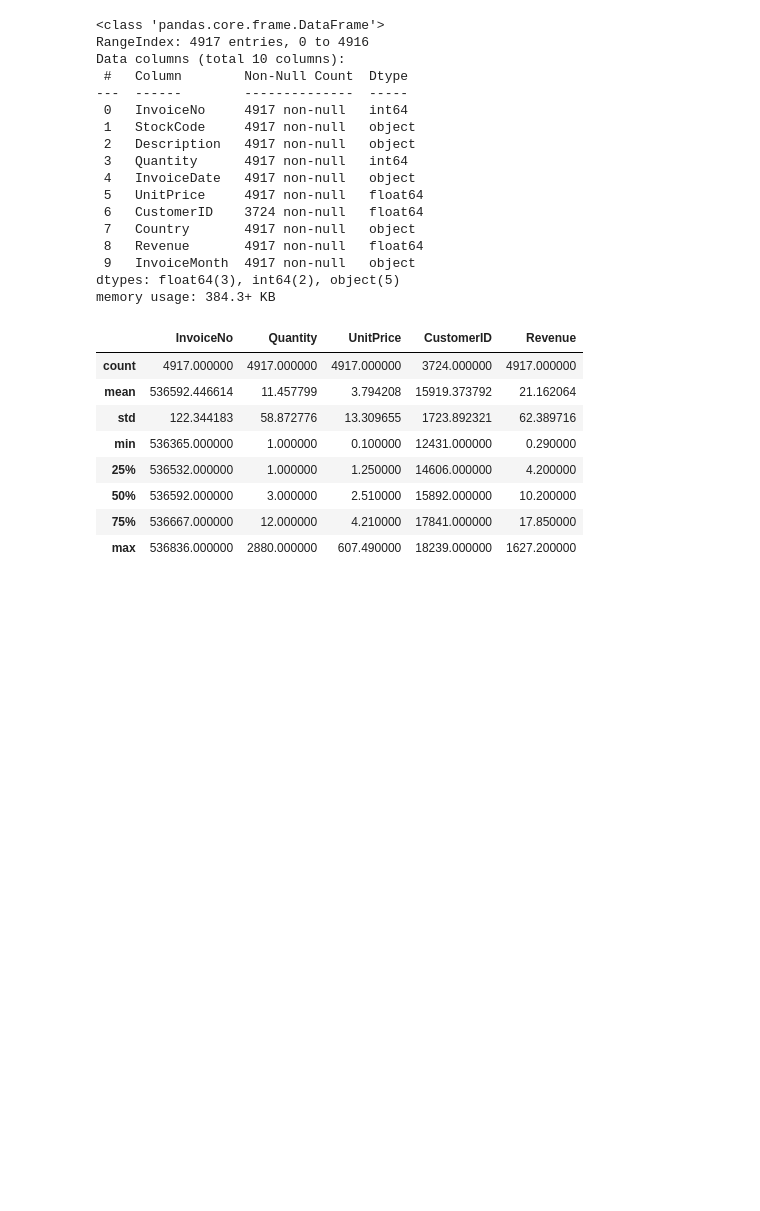
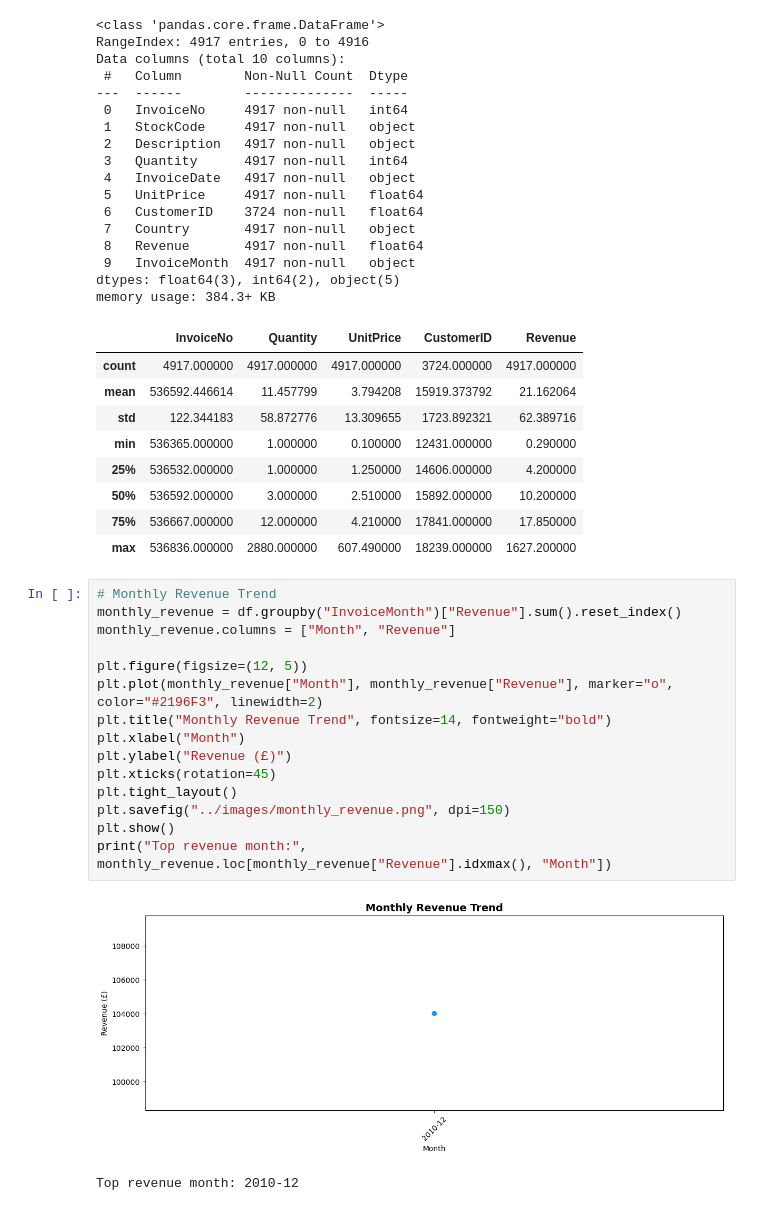
Before and after one commit to Charity-Ikeh/ecommerce-bi-analytics, a Jupyter notebook: python/02_eda_analysis.ipynb, the cells around one changed output. Drawn from its saved outputs; the diff is of its cells as text; blank space fills up the shorter version.

Commit message:
Add EDA analysis cells with charts and KPI summary

```diff
--- a/python/02_eda_analysis.ipynb
+++ b/python/02_eda_analysis.ipynb
@@ -75,3 +75,21 @@ memory usage: 384.3+ KB
 | 50% | 536592.000000 | 3.000000 | 2.510000 | 15892.000000 | 10.200000 |
 | 75% | 536667.000000 | 12.000000 | 4.210000 | 17841.000000 | 17.850000 |
 | max | 536836.000000 | 2880.000000 | 607.490000 | 18239.000000 | 1627.200000 |
+# %%
+# Monthly Revenue Trend
+monthly_revenue = df.groupby("InvoiceMonth")["Revenue"].sum().reset_index()
+monthly_revenue.columns = ["Month", "Revenue"]
+
+plt.figure(figsize=(12, 5))
+plt.plot(monthly_revenue["Month"], monthly_revenue["Revenue"], marker="o", color="#2196F3", linewidth=2)
+plt.title("Monthly Revenue Trend", fontsize=14, fontweight="bold")
+plt.xlabel("Month")
+plt.ylabel("Revenue (£)")
+plt.xticks(rotation=45)
+plt.tight_layout()
+plt.savefig("../images/monthly_revenue.png", dpi=150)
+plt.show()
+print("Top revenue month:", monthly_revenue.loc[monthly_revenue["Revenue"].idxmax(), "Month"])
+# %% [output]
+[figure, added]
+Top revenue month: 2010-12
```
Also changed, not shown: parts of 6 cells of this notebook, 5 other files.
